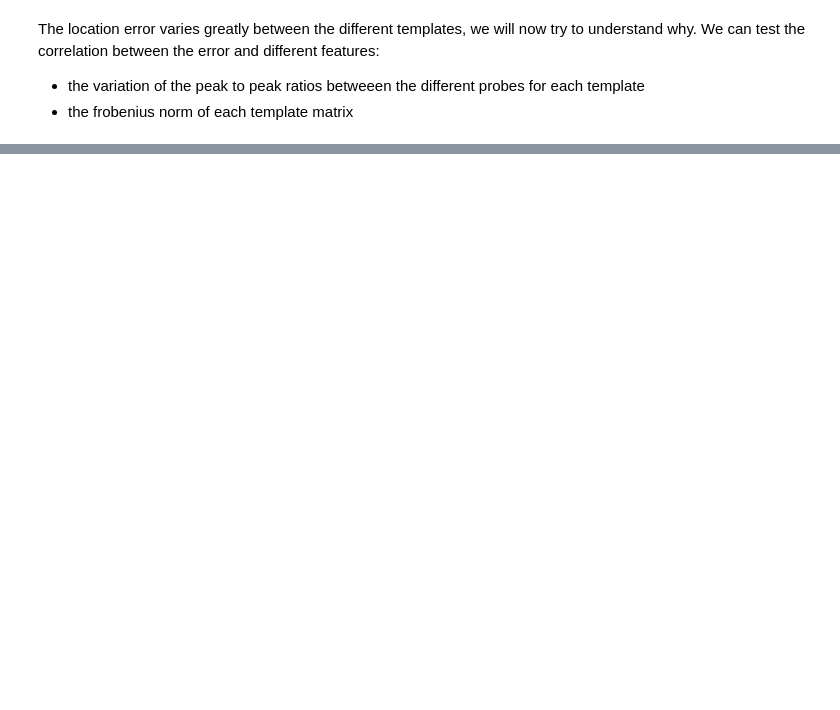
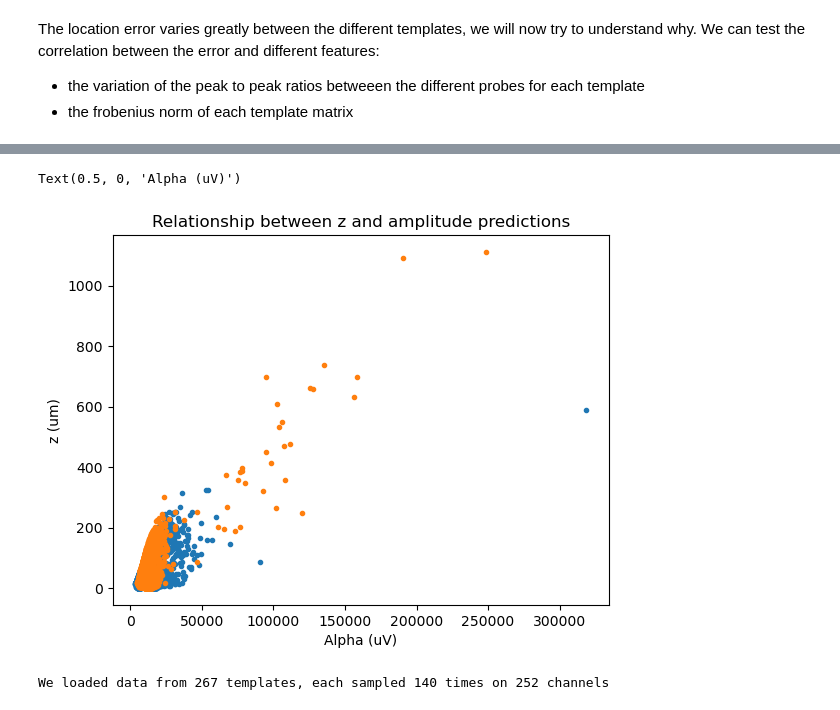
Before and after one commit to melinatonine/ProjetCNN, a Jupyter notebook: notebook_location.ipynb, the cells around one changed output, grey strips where cells are left out. Drawn from its saved outputs; the diff is of its cells as text; code cells hidden in the pictures; blank space fills up the shorter version.

```diff
--- a/notebook_location.ipynb
+++ b/notebook_location.ipynb
@@ -230,0 +240,14 @@ The Frobenius norms are correlated at -0.5682645167158018 with the error
+# %%
+def plot_error_vs_y (mean_errors, y_to_plot, y_titles, tempgen, template_ids, n_templates, spe=''):
+    fig, ax = plt.subplots(len(y_titles), figsize = (8,10))
+
+    fig.suptitle = 'Plot ' + spe
+    exc_num, inh_num = excitatory_or_inhibitory(tempgen, template_ids, n_templates)
+    for n, y in enumerate(y_to_plot) :
+        for num in exc_num :
+            ax[n].scatter(mean_errors[num], y[num], color = 'green')
+        for num in inh_num :
+            ax[n].scatter(mean_errors[num], y[num], color = 'red')
+        ax[n].set_title(y_titles[n])
+    plt.show()
+    return()
@@ -230,0 +316,23 @@ The Frobenius norms are correlated at -0.5682645167158018 with the error
+# %%
+
+probes = ['Neuropixels-128', 'Fake_probe']
+shapes = ["o", "^", "s"]
+
+tempgen = [0]*len(probes)
+recgen = [0]*len(probes)
+
+locations_pred = [0]*len(probes)
+
+for pr, probe in enumerate(probes) :
+    spe = probe
+
+    tempgen[pr] = mr.load_templates(f"{files_folder}templates{spe}{files_ext}")
+    recgen[pr] = mr.load_recordings(f"{files_folder}recordings{spe}{files_ext}")
+
+    recording_si, sorting_si = load_in_spike_interface(files_folder, spe = spe)
+
+    template_ids, n_templates = templates_in_recording(recgen[pr])
+
+    locations_pred[pr] = predicted_locations(recording_si, sorting_si, n_templates, files_folder, spe = spe)
+
+    print(f"locations found for {spe}")
@@ -230,0 +402,32 @@ The Frobenius norms are correlated at -0.5682645167158018 with the error
+# %%
+for pr in range (len(probes)) :
+    plt.scatter(alpha_values[pr],z_values[pr], marker = '.')
+
+plt.title('Relationship between z and amplitude predictions')
+plt.ylabel('z (um)')
+plt.xlabel('Alpha (uV)')
+# %% [output]
+Text(0.5, 0, 'Alpha (uV)')
+[figure, added]
+# %%
+templates_real = np.load(real_data)
+n_templates_real = len(templates_real)
+template_ids_real = range(n_templates_real)
+n_channels = len(templates_real[0][0])
+n_time = len(templates_real[0])
+
+print(f"We loaded data from {n_templates_real} templates, each sampled {n_time} times on {n_channels} channels")
+# templates real is n_templates * n_time * n_channels
+# We want n_templates * n_channels * n_time
+
+templates_real_reversed = [0]*n_templates_real
+for template in template_ids_real :
+    templates_real_reversed[template] = [0]*n_channels
+    for channel in range (n_channels) :
+        templates_real_reversed[template][channel] = [0]*n_time
+        for time in range (n_time) :
+            templates_real_reversed[template][channel][time] = templates_real[template][time][channel]
+
+peak_to_peak_var_real, frob_norms_real = templates_info(templates_real_reversed, template_ids_real, n_templates_real)
+# %% [output]
+We loaded data from 267 templates, each sampled 140 times on 252 channels
```
Also changed, not shown: parts of 26 cells of this notebook.
